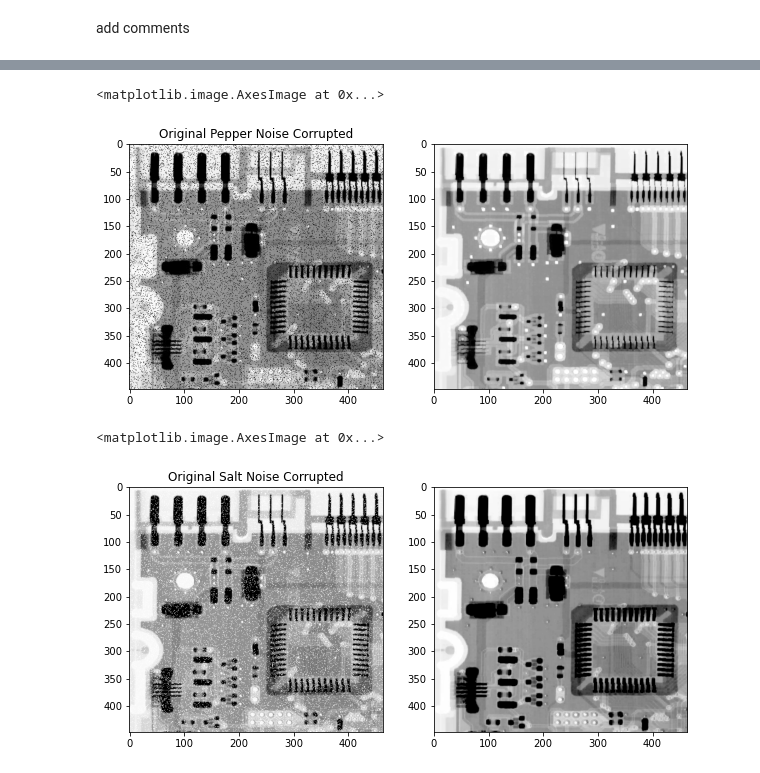
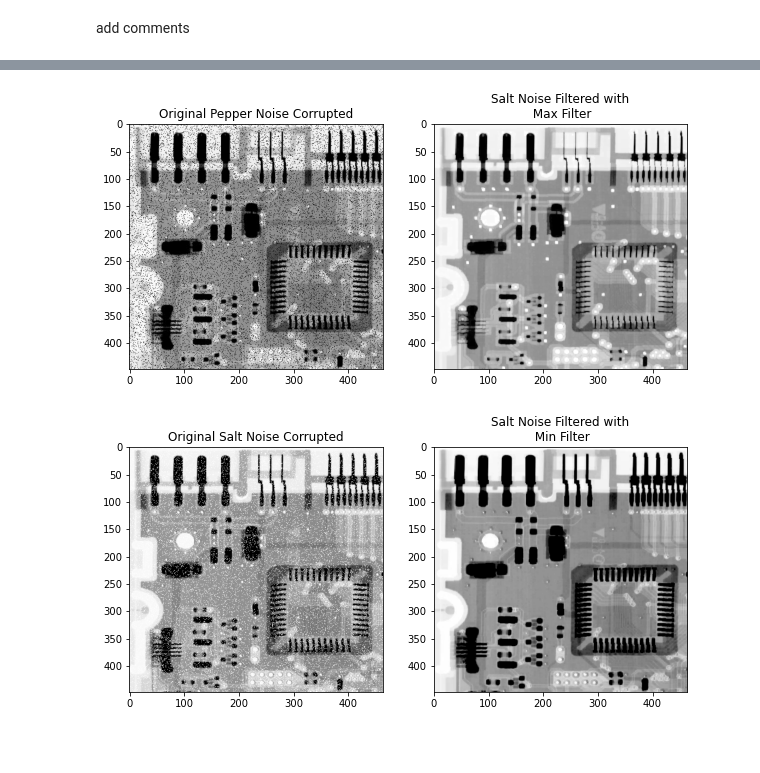
Before and after one commit to ecolon08/Digital-Image-Processing, a Jupyter notebook: Img_Restoration_Reconstruction/ec_dip_restor_recons_01.ipynb, the cells around one changed output, grey strips where cells are left out. Saved outputs shown, nothing was run; the diff lists cells and outputs as text; code cells hidden in the pictures; blank space fills up the shorter version.

```diff
--- a/Img_Restoration_Reconstruction/ec_dip_restor_recons_01.ipynb
+++ b/Img_Restoration_Reconstruction/ec_dip_restor_recons_01.ipynb
@@ -264,19 +288,19 @@ Text(0.5, 1.0, 'Salt Noise Filtered with\n Contra-Harmonic Mean')
 # %%
 # test maximum filter
 img_ckt_pepper_max_flt = ec_img_utils.spatial_fitler(img_ckt_pepper, {"type": "max", "q": 0.75})
 
 fig_ckt_max, ax_ckt_max = plt.subplots(1, 2, figsize=(10, 10))
 ax_ckt_max = ax_ckt_max.ravel()
 
 # display original image
 ax_ckt_max[0].imshow(img_ckt_pepper, cmap='gray')
-ax_ckt_max[0].set_title("Original Pepper Noise Corrupted")
+ax_ckt_max[0].set_title("Original Pepper Noise Corrupted");
 
 # display non-local max filter
 ax_ckt_max[1].imshow(img_ckt_pepper_max_flt, cmap='gray')
+ax_ckt_max[1].set_title("Salt Noise Filtered with\n Max Filter");
 # %% [output]
-<matplotlib.image.AxesImage at 0x...>
-[figure, old version]
+[figure, new version]
 # %%
 # test minimum filter
 img_ckt_salt_min_flt = ec_img_utils.spatial_fitler(img_ckt_salt, {"type": "min", "q": 0.75})
@@ -286,11 +310,10 @@ ax_ckt_min = ax_ckt_min.ravel()
 
 # display original image
 ax_ckt_min[0].imshow(img_ckt_salt, cmap='gray')
-ax_ckt_min[0].set_title("Original Salt Noise Corrupted")
+ax_ckt_min[0].set_title("Original Salt Noise Corrupted");
 
 # display non-local max filter
-ax_ckt_min[1].imshow(img_ckt_salt_min_flt, cmap='gray')
-ax_ckt_min[1].imshow(img_ckt_salt_min_flt, cmap='gray')
+ax_ckt_min[1].imshow(img_ckt_salt_min_flt, cmap='gray');
+ax_ckt_min[1].set_title("Salt Noise Filtered with\n Min Filter");
 # %% [output]
-<matplotlib.image.AxesImage at 0x...>
-[figure, old version]
+[figure, new version]
```
Also changed, not shown: parts of 22 cells of this notebook.
